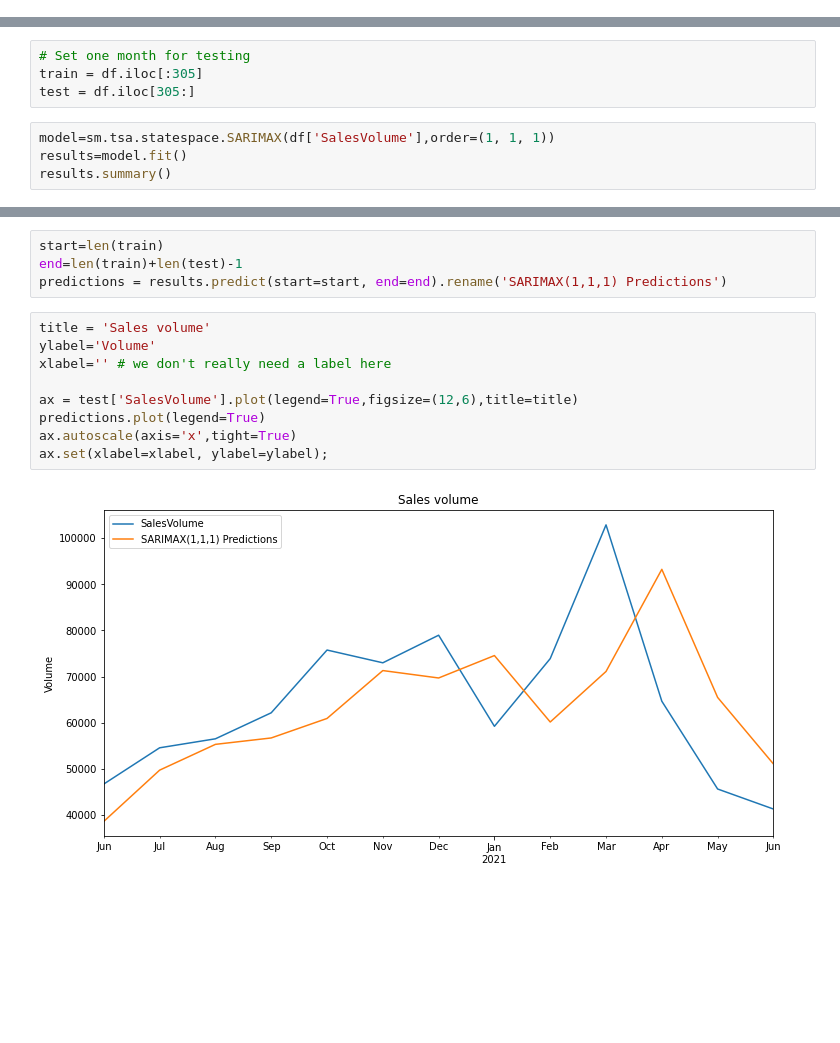
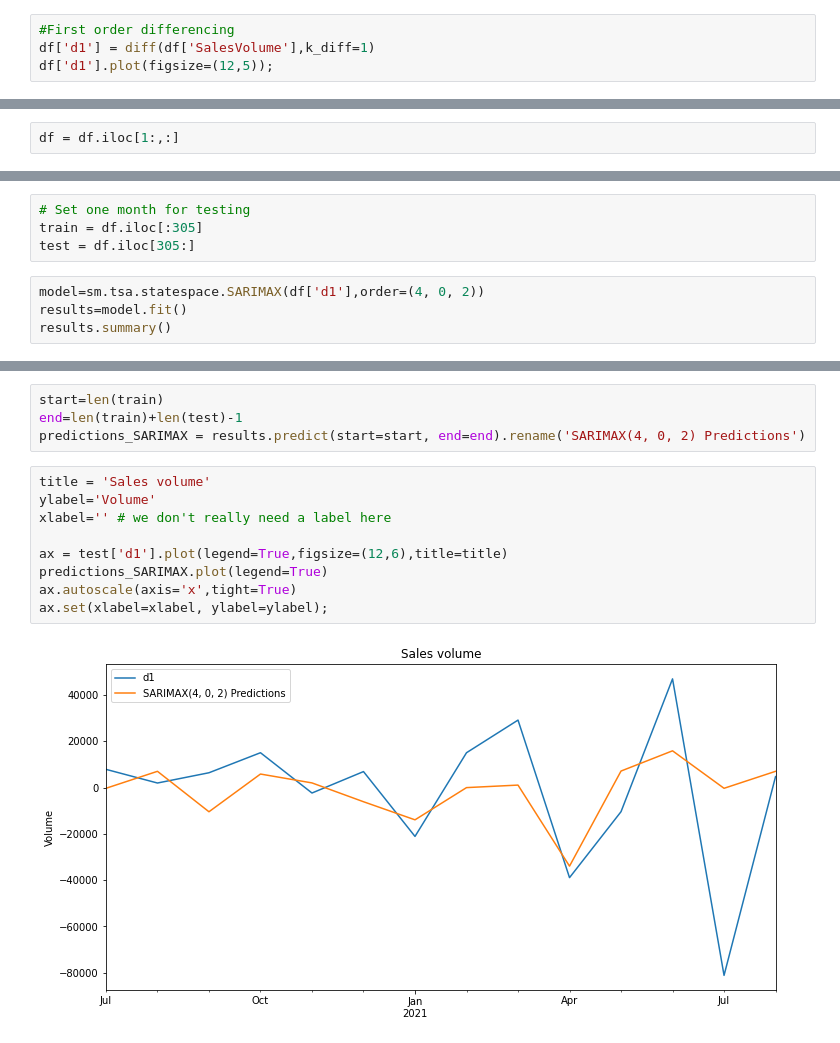
Before and after one commit to GautamKanagaraj/m_tech, a Jupyter notebook: Models/ARIMA.ipynb, the cells around one changed output, grey strips where cells are left out. Drawn from its saved outputs; the diff is of its cells as text; blank space fills up the shorter version.

```diff
--- a/Models/ARIMA.ipynb
+++ b/Models/ARIMA.ipynb
@@ -86,0 +103,4 @@ df['SalesVolume'].plot(figsize=(12,5));
+# %%
+#First order differencing
+df['d1'] = diff(df['SalesVolume'],k_diff=1)
+df['d1'].plot(figsize=(12,5));
@@ -101 +138,3 @@ Data has a unit root and is non-stationary
+# %%
+df = df.iloc[1:,:]
 # %%
@@ -125,7 +168,7 @@ Warnings:
 train = df.iloc[:305]
 test = df.iloc[305:]
 # %%
-model=sm.tsa.statespace.SARIMAX(df['SalesVolume'],order=(1, 1, 1))
+model=sm.tsa.statespace.SARIMAX(df['d1'],order=(4, 0, 2))
 results=model.fit()
 results.summary()
 # %% [output]
@@ -151,15 +198,15 @@ Warnings:
 # %%
 start=len(train)
 end=len(train)+len(test)-1
-predictions = results.predict(start=start, end=end).rename('SARIMAX(1,1,1) Predictions')
+predictions_SARIMAX = results.predict(start=start, end=end).rename('SARIMAX(4, 0, 2) Predictions')
 # %%
 title = 'Sales volume'
 ylabel='Volume'
 xlabel='' # we don't really need a label here
 
-ax = test['SalesVolume'].plot(legend=True,figsize=(12,6),title=title)
-predictions.plot(legend=True)
+ax = test['d1'].plot(legend=True,figsize=(12,6),title=title)
+predictions_SARIMAX.plot(legend=True)
 ax.autoscale(axis='x',tight=True)
 ax.set(xlabel=xlabel, ylabel=ylabel);
 # %% [output]
-[figure, old version]
+[figure, new version]
```
Also changed, not shown: parts of 27 cells of this notebook, 3 other files.
